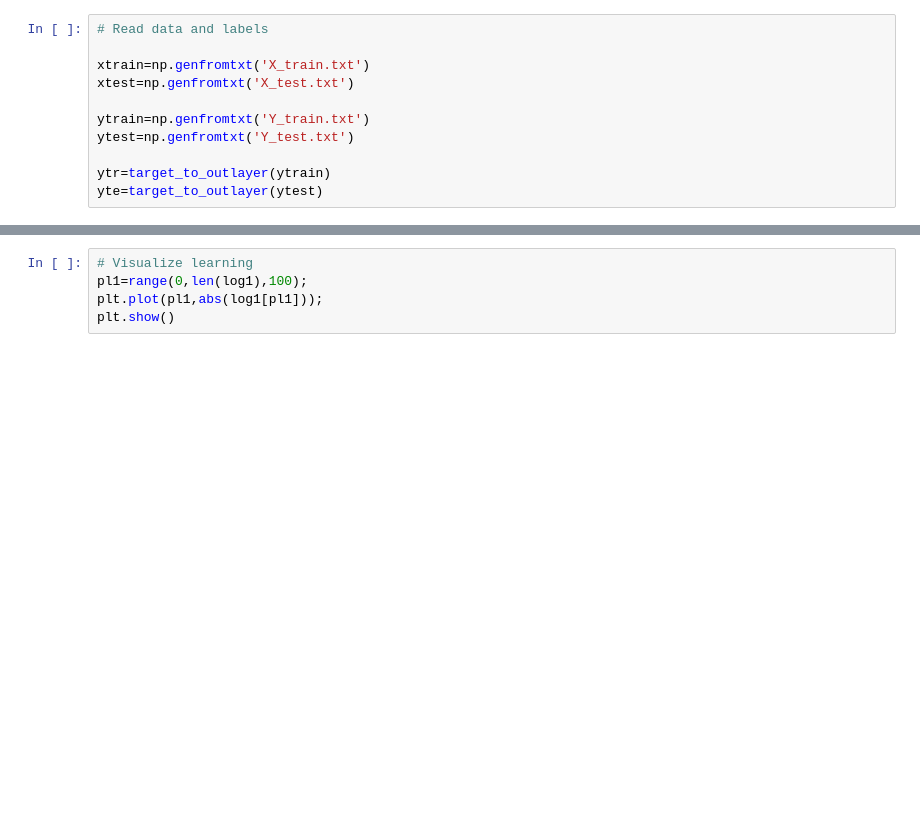
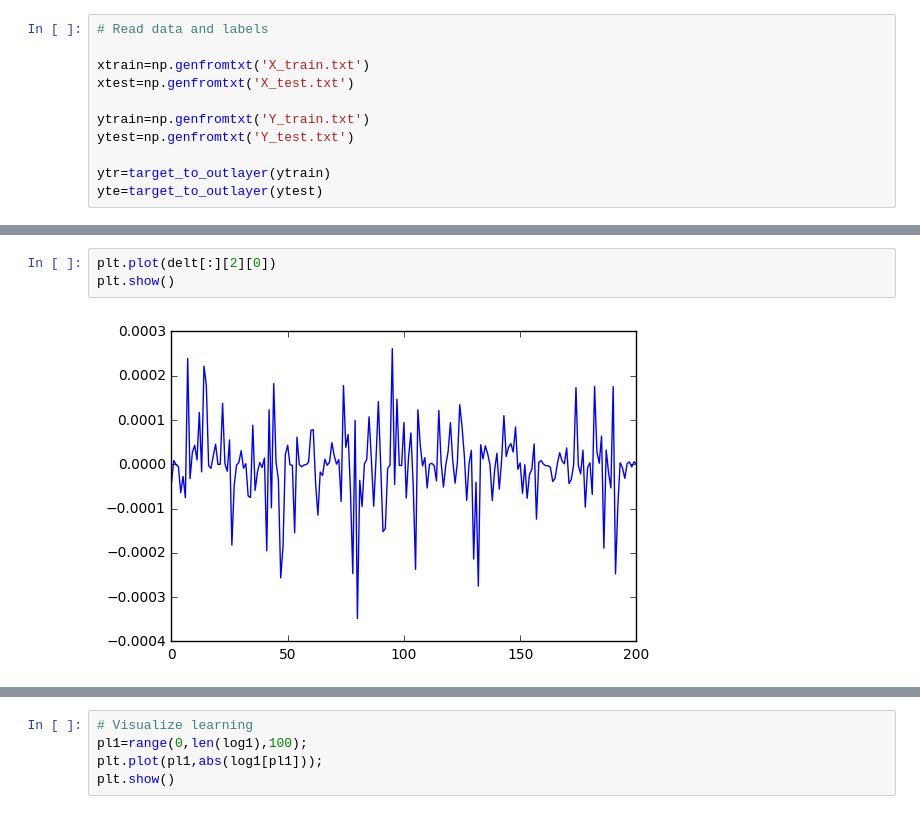
Before and after one commit to Vivek312/MLP_warmup, a Jupyter notebook: MLP_test_HAR.ipynb, the cells around one changed output, grey strips where cells are left out. Cells and saved outputs as stored; diff of their text form; blank space fills up the shorter version.

```diff
--- a/MLP_test_HAR.ipynb
+++ b/MLP_test_HAR.ipynb
@@ -144,0 +142,5 @@ Epoch:19900 error:[  7.82894427e-05]
+# %%
+plt.plot(delt[:][2][0])
+plt.show()
+# %% [output]
+[figure, added]
```
Also changed, not shown: parts of 8 cells of this notebook.
